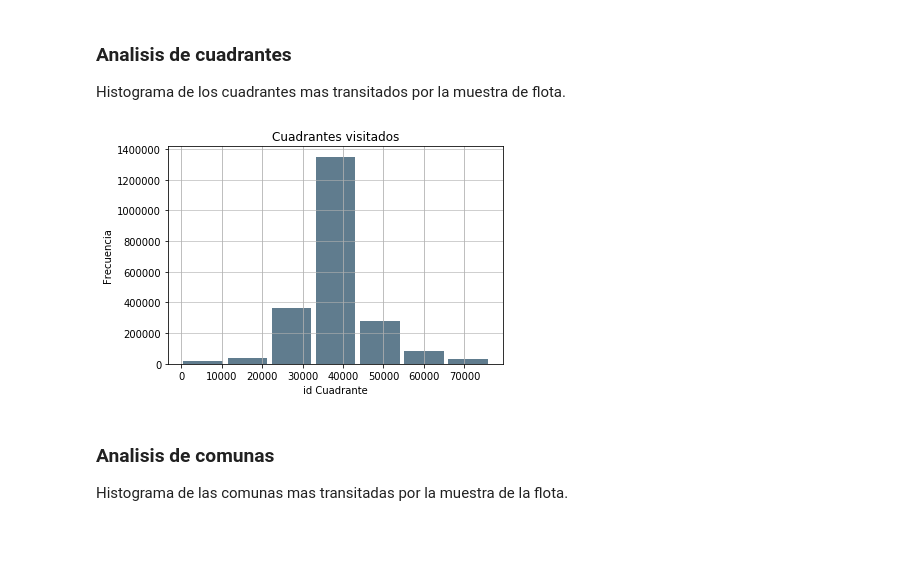
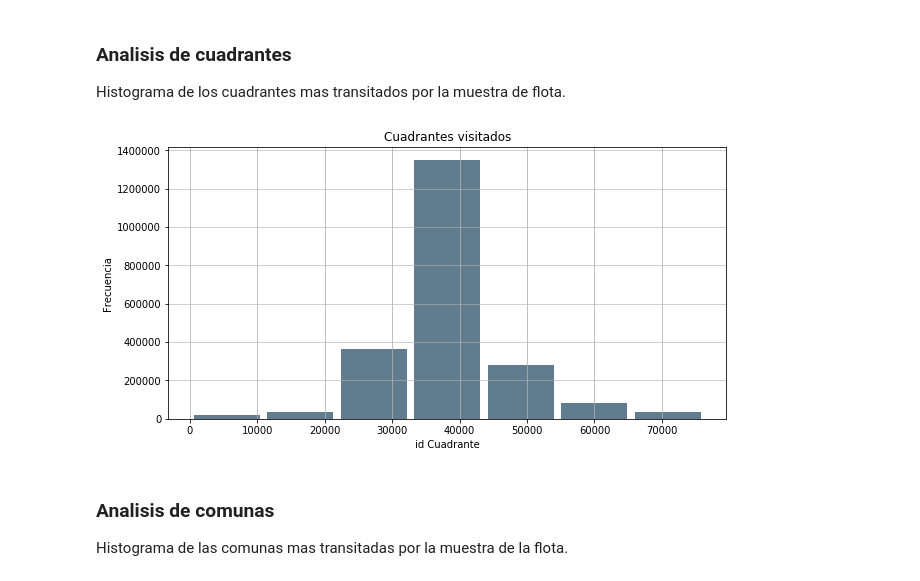
Before and after one commit to yieniggu/CTL-UNAB, a Jupyter notebook: historic data/Analisis Univariable de la data Historica.ipynb, the cells around one changed output. Cells and saved outputs as stored; diff of their text form; code cells hidden in the pictures; blank space fills up the shorter version.

```diff
--- a/historic data/Analisis Univariable de la data Historica.ipynb
+++ b/historic data/Analisis Univariable de la data Historica.ipynb
@@ -55,15 +55,15 @@ Histograma de los cuadrantes mas transitados por la muestra de flota.
 # %%
 # Se obtiene la data de los cuadrantes
 uni_data = historic_data["id_Cuadrante"]
 
 # Plot del histograma, la cantidad de bins se puede cambiar para visualizar de distinta manera los datos
-uni_data.plot.hist(grid=True, bins=7, rwidth=0.9, color='#607c8e')
+uni_data.plot.hist(grid=True, bins=7, rwidth=0.9, color='#607c8e', figsize=(10,5))
 plt.title('Cuadrantes visitados')
 plt.xlabel('id Cuadrante')
 plt.ylabel('Frecuencia')
 plt.grid(axis='y', alpha=0.75)
 # %% [output]
-[figure, old version]
+[figure, new version]
 # %% [markdown]
 ### Analisis de comunas
 
```
Also changed, not shown: parts of 2 cells of this notebook.
